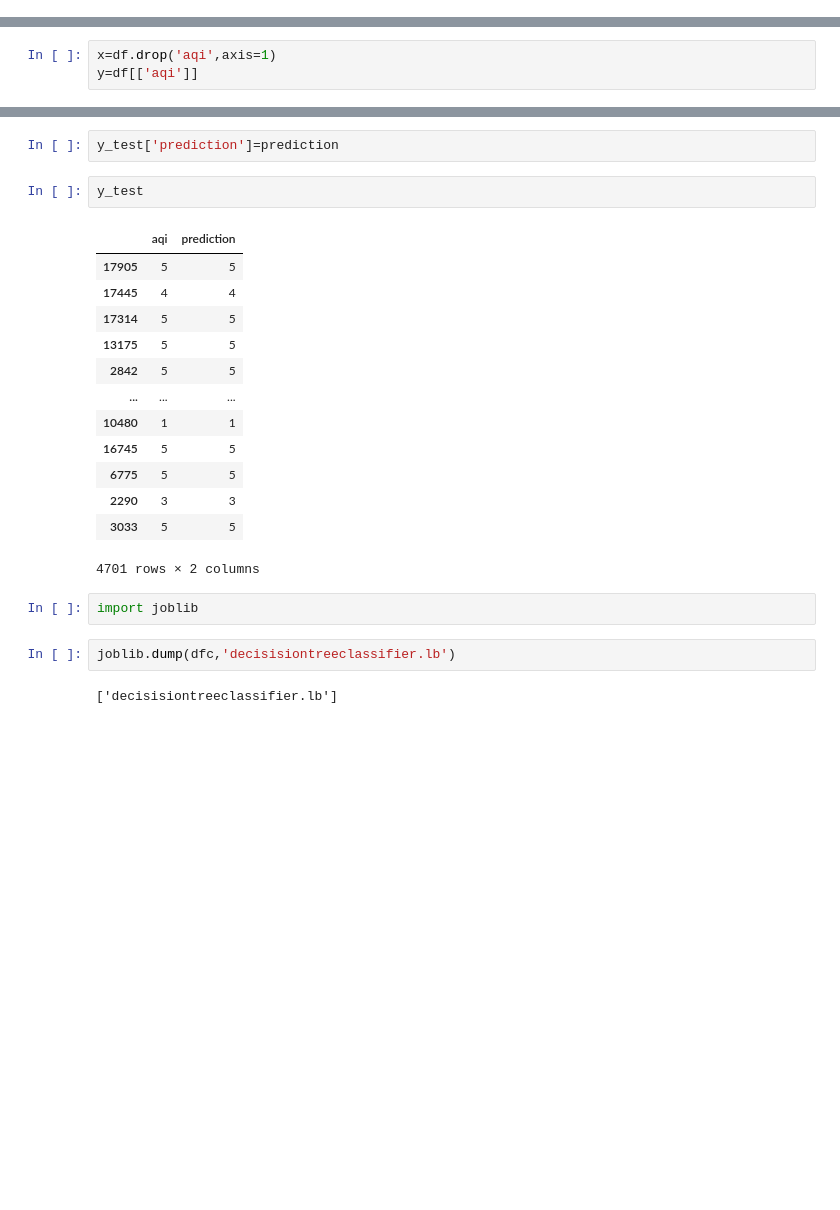
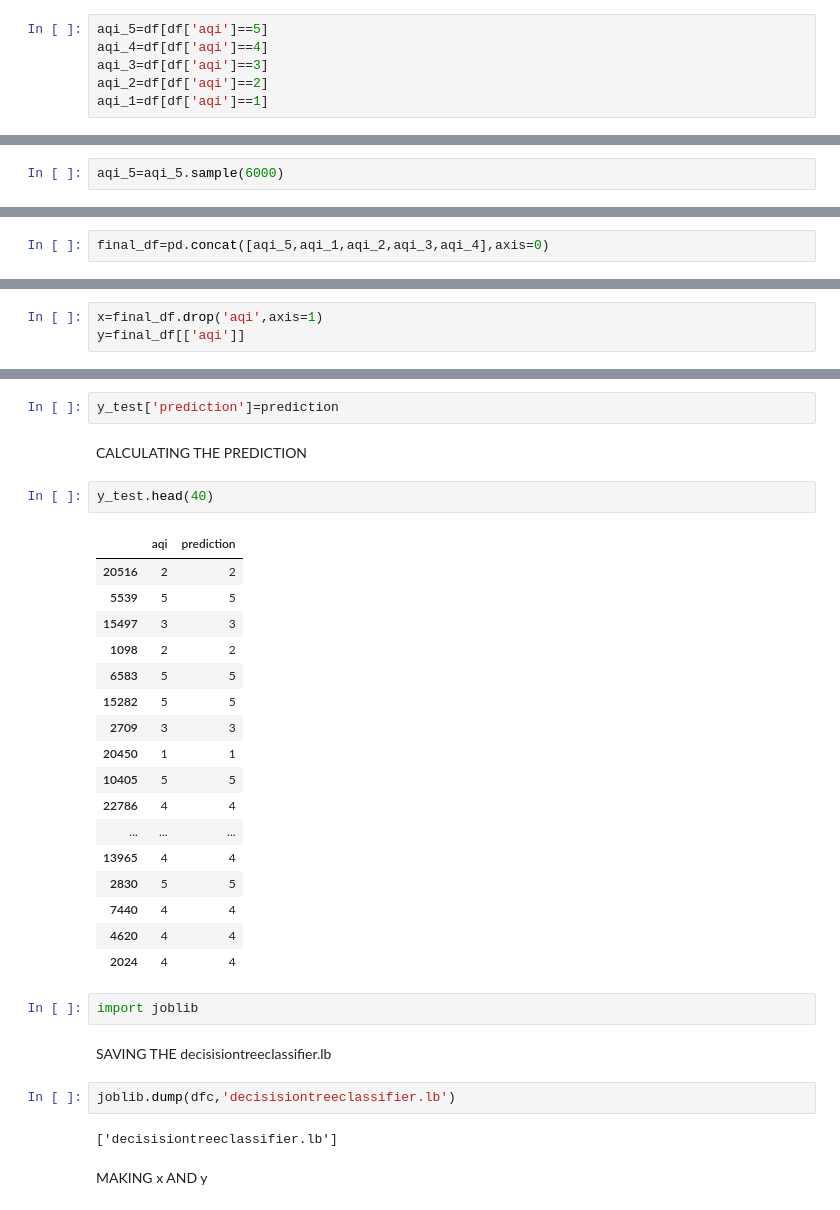
Before and after one commit to Pragatisharma100/Upflairs.github.io, a Jupyter notebook: Pollution website/project.ipynb, the cells around one changed output, grey strips where cells are left out. Cells and saved outputs as stored; diff of their text form; blank space fills up the shorter version.

```diff
--- a/Pollution website/project.ipynb
+++ b/Pollution website/project.ipynb
@@ -288,0 +504,6 @@ df
+# %%
+aqi_5=df[df['aqi']==5]
+aqi_4=df[df['aqi']==4]
+aqi_3=df[df['aqi']==3]
+aqi_2=df[df['aqi']==2]
+aqi_1=df[df['aqi']==1]
@@ -288,0 +512,2 @@ df
+# %%
+aqi_5=aqi_5.sample(6000)
@@ -288,0 +516,2 @@ df
+# %%
+final_df=pd.concat([aqi_5,aqi_1,aqi_2,aqi_3,aqi_4],axis=0)
@@ -289,3 +532,3 @@ df
 # %%
-x=df.drop('aqi',axis=1)
-y=df[['aqi']]
+x=final_df.drop('aqi',axis=1)
+y=final_df[['aqi']]
@@ -311,25 +568,35 @@ Testing score: 99.21293341842161
 prediction=dfc.predict(x_test)
 # %%
 y_test['prediction']=prediction
+# %% [markdown]
+CALCULATING THE PREDICTION
 # %%
-y_test
+y_test.head(40)
 # %% [output]
 |  | aqi | prediction |
-| 17905 | 5 | 5 |
-| 17445 | 4 | 4 |
-| 17314 | 5 | 5 |
-| 13175 | 5 | 5 |
-| 2842 | 5 | 5 |
+| 20516 | 2 | 2 |
+| 5539 | 5 | 5 |
+| 15497 | 3 | 3 |
+| 1098 | 2 | 2 |
+| 6583 | 5 | 5 |
+| 15282 | 5 | 5 |
+| 2709 | 3 | 3 |
+| 20450 | 1 | 1 |
+| 10405 | 5 | 5 |
+| 22786 | 4 | 4 |
 | ... | ... | ... |
-| 10480 | 1 | 1 |
-| 16745 | 5 | 5 |
-| 6775 | 5 | 5 |
-| 2290 | 3 | 3 |
-| 3033 | 5 | 5 |
+| 13965 | 4 | 4 |
+| 2830 | 5 | 5 |
+| 7440 | 4 | 4 |
+| 4620 | 4 | 4 |
+| 2024 | 4 | 4 |
-4701 rows × 2 columns
 # %%
 import joblib
+# %% [markdown]
+SAVING THE decisisiontreeclassifier.lb
 # %%
 joblib.dump(dfc,'decisisiontreeclassifier.lb')
 # %% [output]
 ['decisisiontreeclassifier.lb']
+# %% [markdown]
+MAKING x AND y
```
Also changed, not shown: parts of 107 cells of this notebook, 17 other files.
